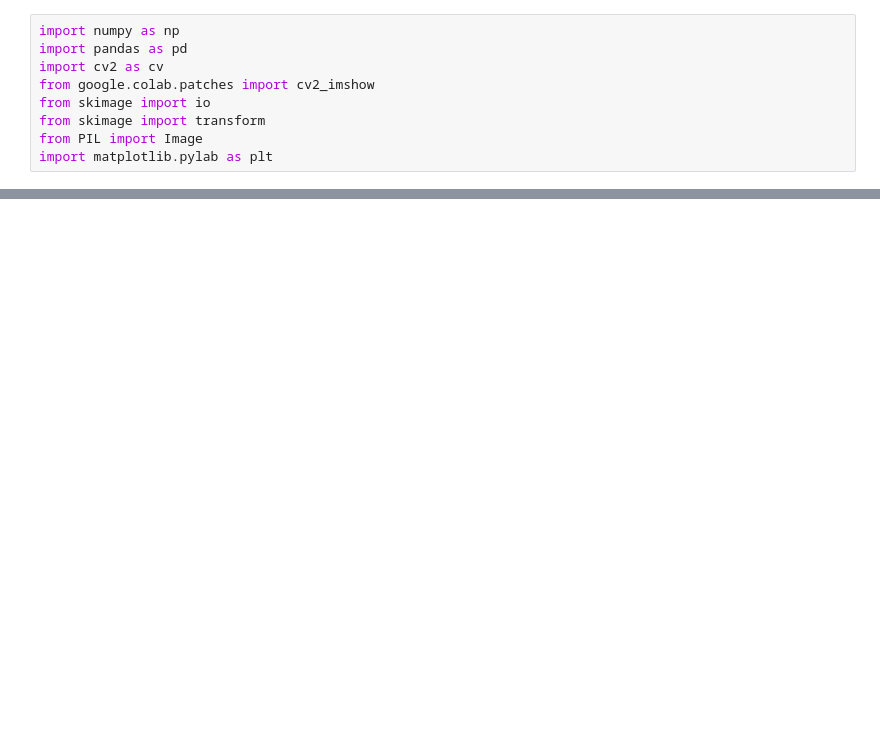
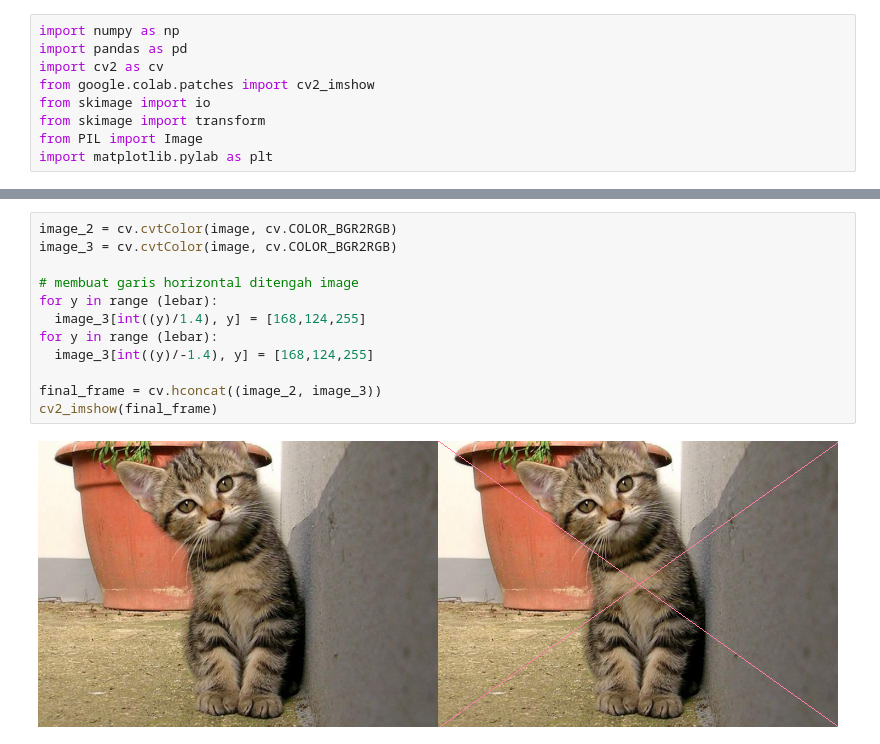
Before and after one commit to girindrafajarnugraha/PCVK_Genap_2022, a Jupyter notebook: Minggu1.ipynb, the cells around one changed output, grey strips where cells are left out. Cells and saved outputs as stored; diff of their text form; blank space fills up the shorter version.

```diff
--- a/Minggu1.ipynb
+++ b/Minggu1.ipynb
@@ -55,0 +56,14 @@ cv2_imshow(final_frame)
+# %%
+image_2 = cv.cvtColor(image, cv.COLOR_BGR2RGB)
+image_3 = cv.cvtColor(image, cv.COLOR_BGR2RGB)
+
+# membuat garis horizontal ditengah image
+for y in range (lebar):
+  image_3[int((y)/1.4), y] = [168,124,255]
+for y in range (lebar):
+  image_3[int((y)/-1.4), y] = [168,124,255]
+
+final_frame = cv.hconcat((image_2, image_3))
+cv2_imshow(final_frame)
+# %% [output]
+[figure, added]
```
Also changed, not shown: parts of 3 cells of this notebook.
